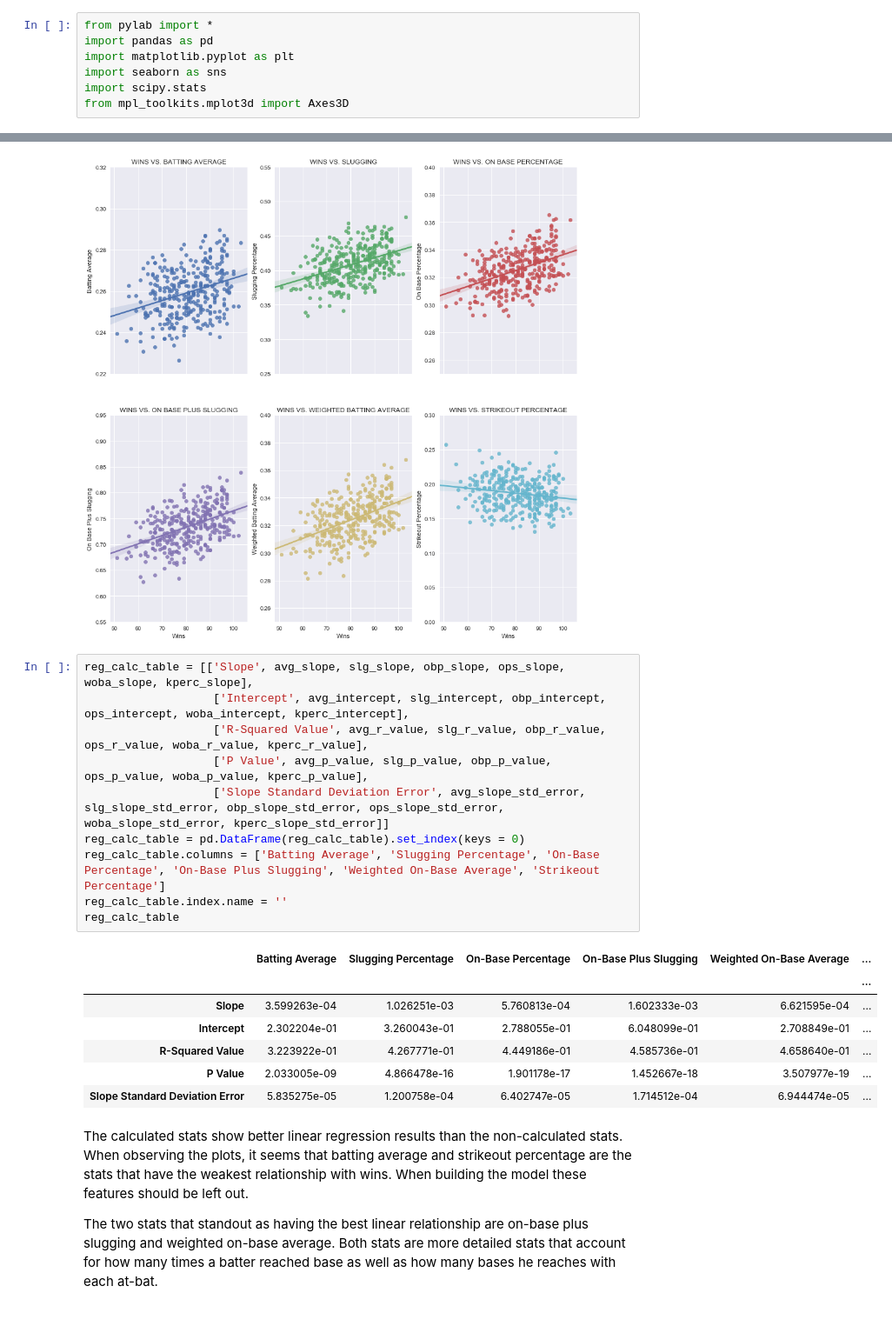
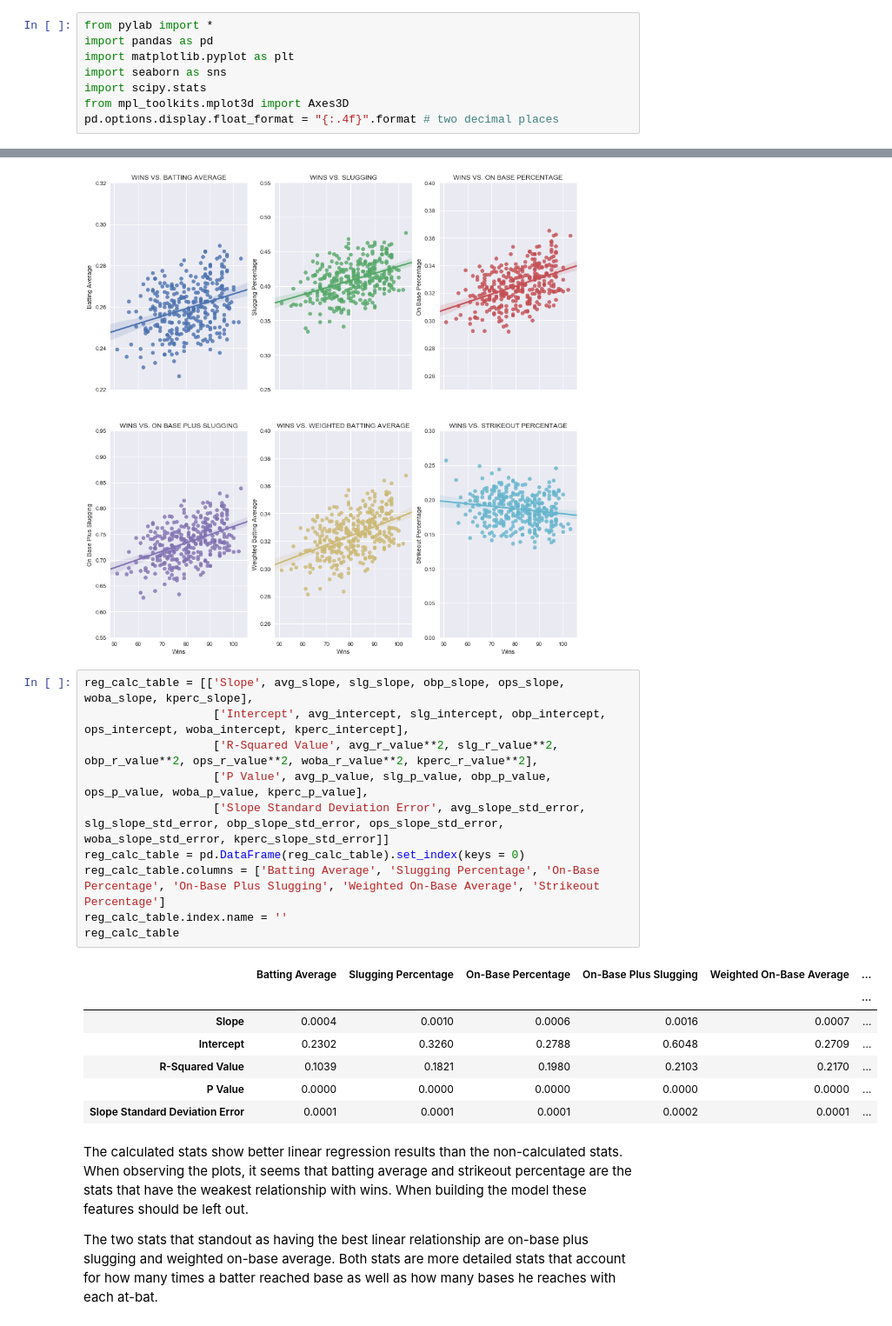
Before and after one commit to lawewers/Springboard-Capstone-MLB-W-vs.-L, a Jupyter notebook: CapstoneProject.ipynb, the cells around one changed output, grey strips where cells are left out. Shown at 87% size. Saved outputs shown, nothing was run; the diff lists cells and outputs as text.

```diff
--- a/CapstoneProject.ipynb
+++ b/CapstoneProject.ipynb
@@ -19,6 +19,7 @@ import matplotlib.pyplot as plt
 import seaborn as sns
 import scipy.stats
 from mpl_toolkits.mplot3d import Axes3D
+pd.options.display.float_format = "{:.4f}".format # two decimal places
 # %% [markdown]
 ## Data
 # %%
@@ -253,21 +254,21 @@ None
 # %%
 reg_calc_table = [['Slope', avg_slope, slg_slope, obp_slope, ops_slope, woba_slope, kperc_slope],
                    ['Intercept', avg_intercept, slg_intercept, obp_intercept, ops_intercept, woba_intercept, kperc_intercept],
-                   ['R-Squared Value', avg_r_value, slg_r_value, obp_r_value, ops_r_value, woba_r_value, kperc_r_value],
+                   ['R-Squared Value', avg_r_value**2, slg_r_value**2, obp_r_value**2, ops_r_value**2, woba_r_value**2, kperc_r_value**2],
                    ['P Value', avg_p_value, slg_p_value, obp_p_value, ops_p_value, woba_p_value, kperc_p_value],
                    ['Slope Standard Deviation Error', avg_slope_std_error, slg_slope_std_error, obp_slope_std_error, ops_slope_std_error, woba_slope_std_error, kperc_slope_std_error]]
 reg_calc_table = pd.DataFrame(reg_calc_table).set_index(keys = 0)
 reg_calc_table.columns = ['Batting Average', 'Slugging Percentage', 'On-Base Percentage', 'On-Base Plus Slugging', 'Weighted On-Base Average', 'Strikeout Percentage']
 reg_calc_table.index.name = ''
 reg_calc_table
 # %% [output]
 |  | Batting Average | Slugging Percentage | On-Base Percentage | On-Base Plus Slugging | Weighted On-Base Average | ... |
 |  |  |  |  |  |  | ... |
-| Slope | 3.599263e-04 | 1.026251e-03 | 5.760813e-04 | 1.602333e-03 | 6.621595e-04 | ... |
-| Intercept | 2.302204e-01 | 3.260043e-01 | 2.788055e-01 | 6.048099e-01 | 2.708849e-01 | ... |
-| R-Squared Value | 3.223922e-01 | 4.267771e-01 | 4.449186e-01 | 4.585736e-01 | 4.658640e-01 | ... |
-| P Value | 2.033005e-09 | 4.866478e-16 | 1.901178e-17 | 1.452667e-18 | 3.507977e-19 | ... |
-| Slope Standard Deviation Error | 5.835275e-05 | 1.200758e-04 | 6.402747e-05 | 1.714512e-04 | 6.944474e-05 | ... |
+| Slope | 0.0004 | 0.0010 | 0.0006 | 0.0016 | 0.0007 | ... |
+| Intercept | 0.2302 | 0.3260 | 0.2788 | 0.6048 | 0.2709 | ... |
+| R-Squared Value | 0.1039 | 0.1821 | 0.1980 | 0.2103 | 0.2170 | ... |
+| P Value | 0.0000 | 0.0000 | 0.0000 | 0.0000 | 0.0000 | ... |
+| Slope Standard Deviation Error | 0.0001 | 0.0001 | 0.0001 | 0.0002 | 0.0001 | ... |
 # %% [markdown]
 The calculated stats show better linear regression results than the non-calculated stats. When observing the plots, it seems that batting average and strikeout percentage are the stats that have the weakest relationship with wins. When building the model these features should be left out.
 
```
Also changed, not shown: parts of 13 cells of this notebook.
